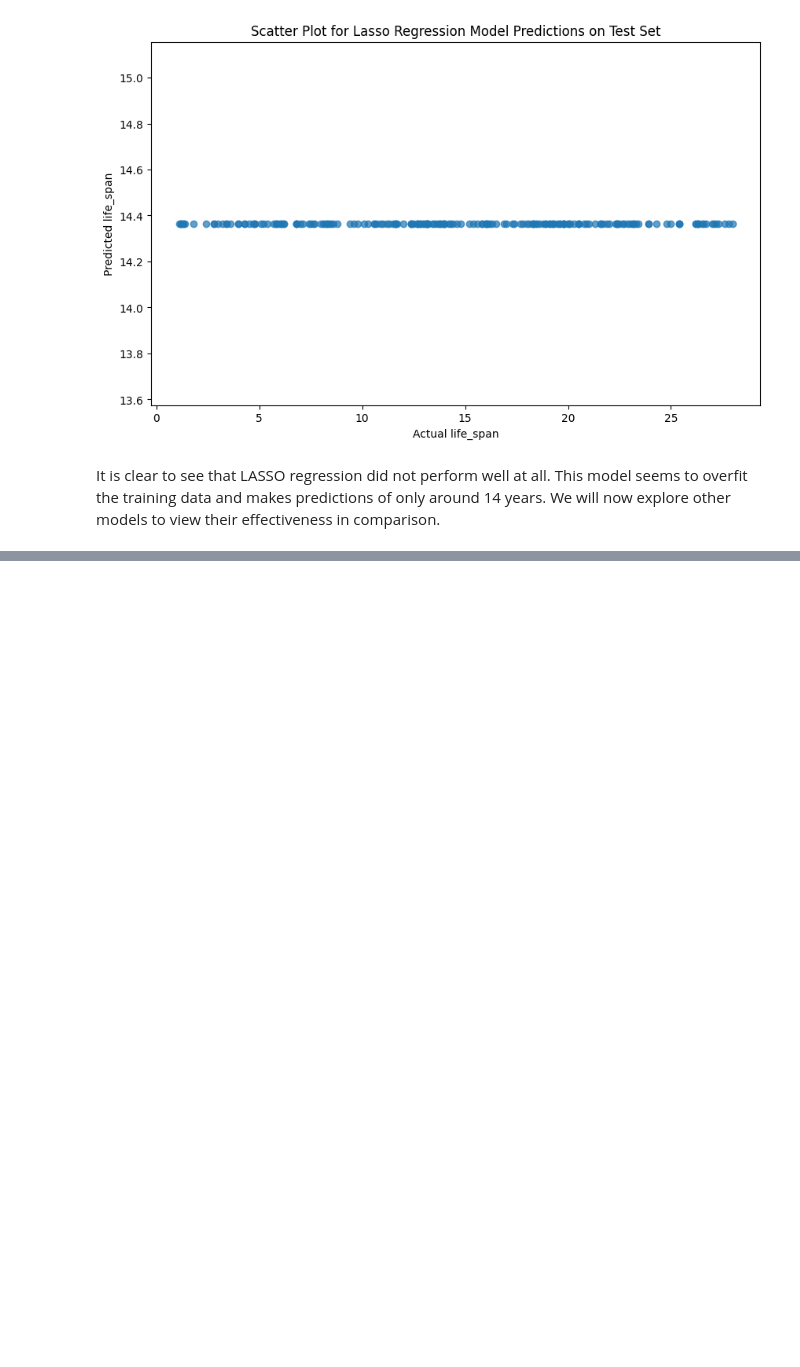
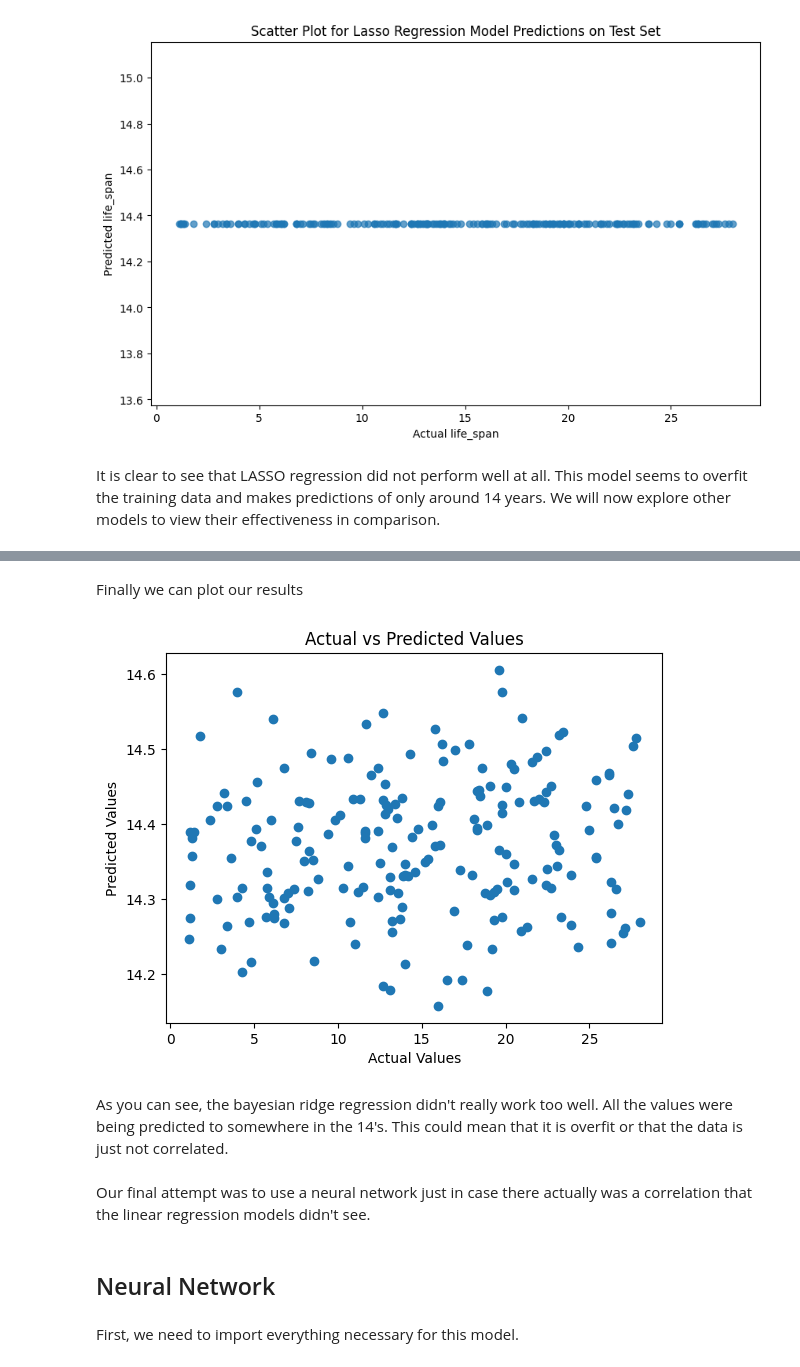
Before and after one commit to rchandran7/GoldfishLifespanPrediction, a Jupyter notebook: GoldFishLifespanPrediction.ipynb, the cells around one changed output, grey strips where cells are left out. Saved outputs shown, nothing was run; the diff lists cells and outputs as text; code cells hidden in the pictures; blank space fills up the shorter version.

```diff
--- a/GoldFishLifespanPrediction.ipynb
+++ b/GoldFishLifespanPrediction.ipynb
@@ -143,0 +188,22 @@ It is clear to see that LASSO regression did not perform well at all. This model
+# %%
+# Initialize the Bayesian Ridge Regression model
+bayesian_ridge = BayesianRidge()
+
+# Define the parameter grid to search
+param_grid = {
+    'alpha_1': [1e-6, 1e-5, 1e-4, 1e-3],
+    'alpha_2': [1e-6, 1e-5, 1e-4, 1e-3],
+    'lambda_1': [1e-6, 1e-5, 1e-4, 1e-3],
+    'lambda_2': [1e-6, 1e-5, 1e-4, 1e-3],
+}
+
+# Perform grid search with cross-validation
+grid_search = GridSearchCV(bayesian_ridge, param_grid,
+                           scoring='neg_mean_squared_error', cv=5)
+grid_search.fit(X_train_scaled, y_train)
+
+best_params = grid_search.best_params_
+print("Best Hyperparameters:", best_params)
+
+best_model = grid_search.best_estimator_
+predictions = best_model.predict(X_test_scaled)
@@ -143,0 +237,19 @@ It is clear to see that LASSO regression did not perform well at all. This model
+# %% [markdown]
+Finally we can plot our results
+# %%
+
+plt.scatter(y_test, predictions)
+plt.xlabel('Actual Values')
+plt.ylabel('Predicted Values')
+plt.title('Actual vs Predicted Values')
+plt.show()
+# %% [output]
+[figure, added]
+# %% [markdown]
+As you can see, the bayesian ridge regression didn't really work too well. All the values were being predicted to somewhere in the 14's. This could mean that it is overfit or that the data is just not correlated.
+# %% [markdown]
+Our final attempt was to use a neural network just in case there actually was a correlation that the linear regression models didn't see.
+# %% [markdown]
+## Neural Network
+# %% [markdown]
+First, we need to import everything necessary for this model.
```
Also changed, not shown: parts of 26 cells of this notebook.
